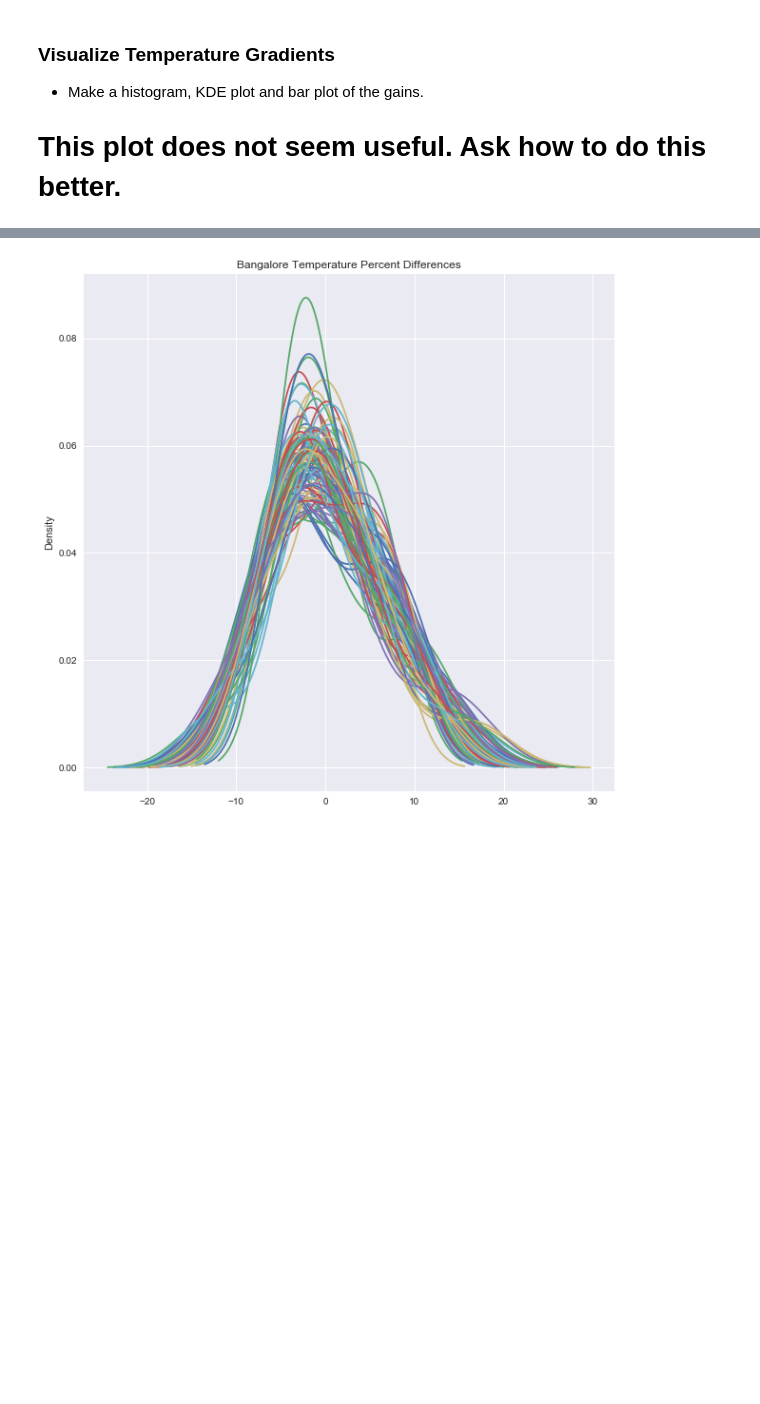
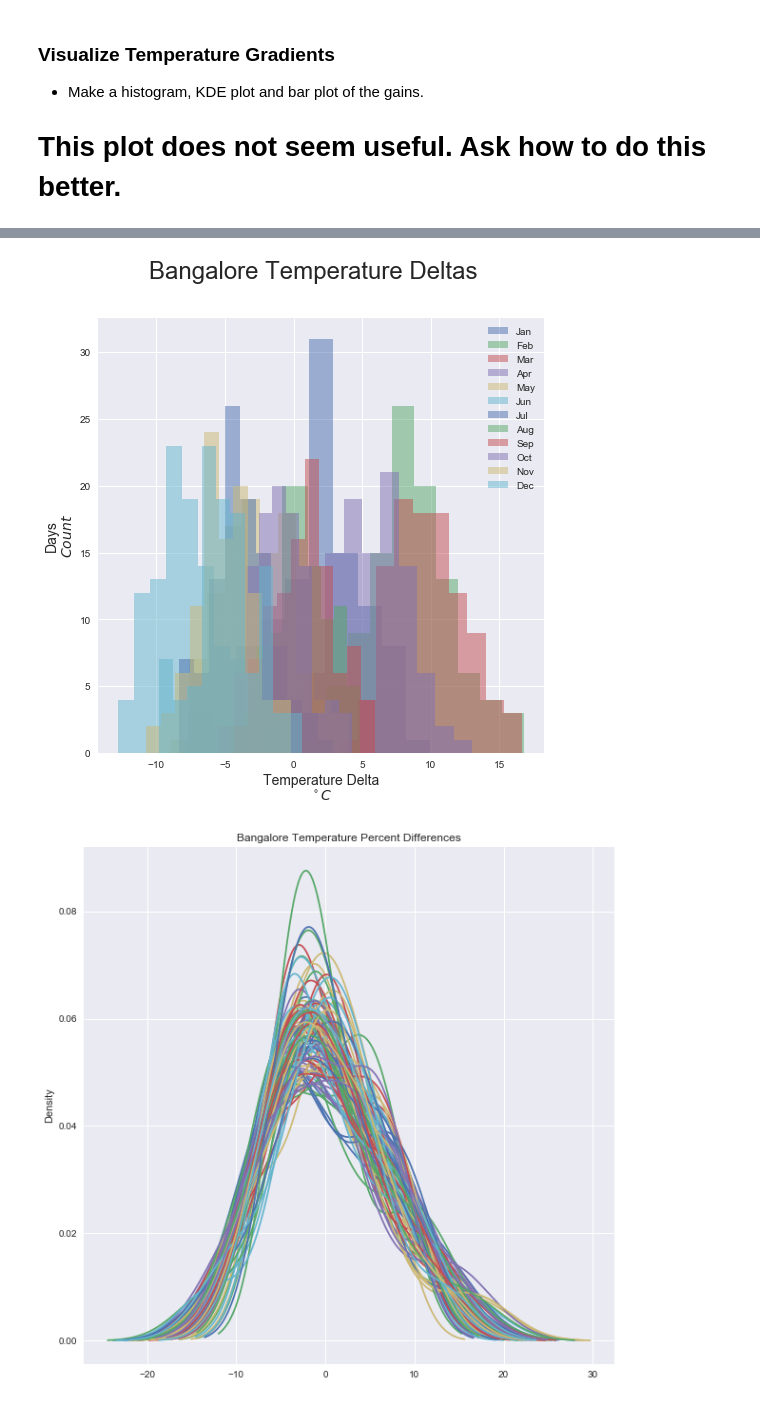
Before and after one commit to TimothyHelton/foundations, a Jupyter notebook: examples/bangalore.ipynb, the cells around one changed output, grey strips where cells are left out. Cells and saved outputs as stored; diff of their text form; code cells hidden in the pictures; blank space fills up the shorter version.

```diff
--- a/examples/bangalore.ipynb
+++ b/examples/bangalore.ipynb
@@ -191,3 +215,16 @@ ax = delta.hist(figsize=(10,15));
+# %%
+fig = plt.figure('Bangalore Temperature Deltas', figsize=(8, 8),
+                 facecolor='white', edgecolor='black');
+
+for n in range(12):
+    ax = delta.T.iloc[:, n].hist(alpha=0.5, label=delta.T.columns[n]);
+
+plt.legend()
+ax.set_xlabel('Temperature Delta\n$^\circ C$', fontsize=14);
+ax.set_ylabel('Days\n$Count$', fontsize=14);
+plt.suptitle('Bangalore Temperature Deltas', fontsize=24);
+# %% [output]
+[figure, added]
 # %%
 ax = delta.plot(kind='kde', figsize=(10, 10), legend=False,
                 title='Bangalore Temperature Percent Differences');
```
Also changed, not shown: parts of 4 cells of this notebook.
